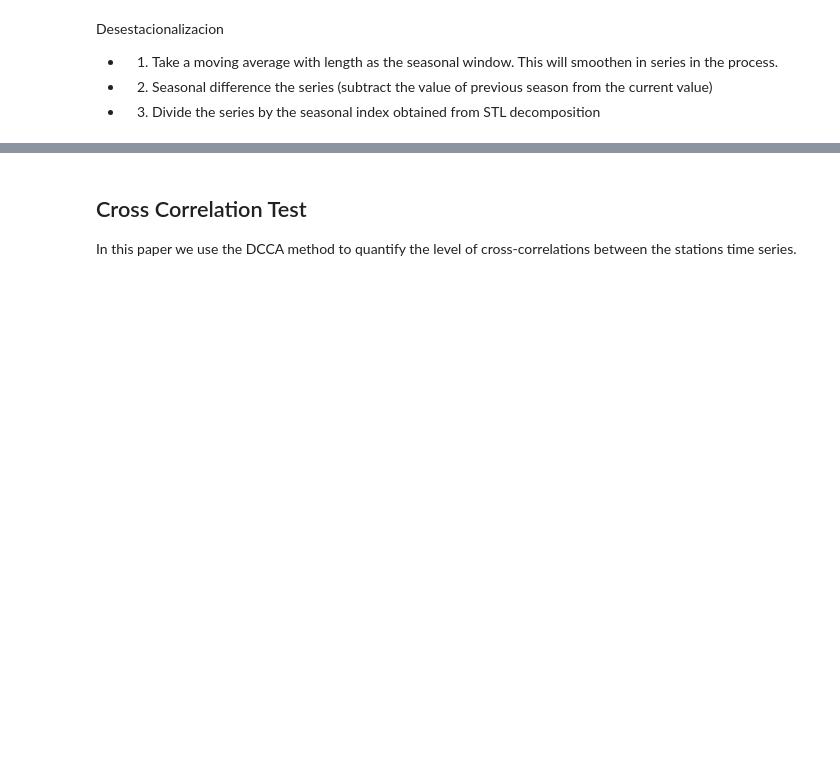
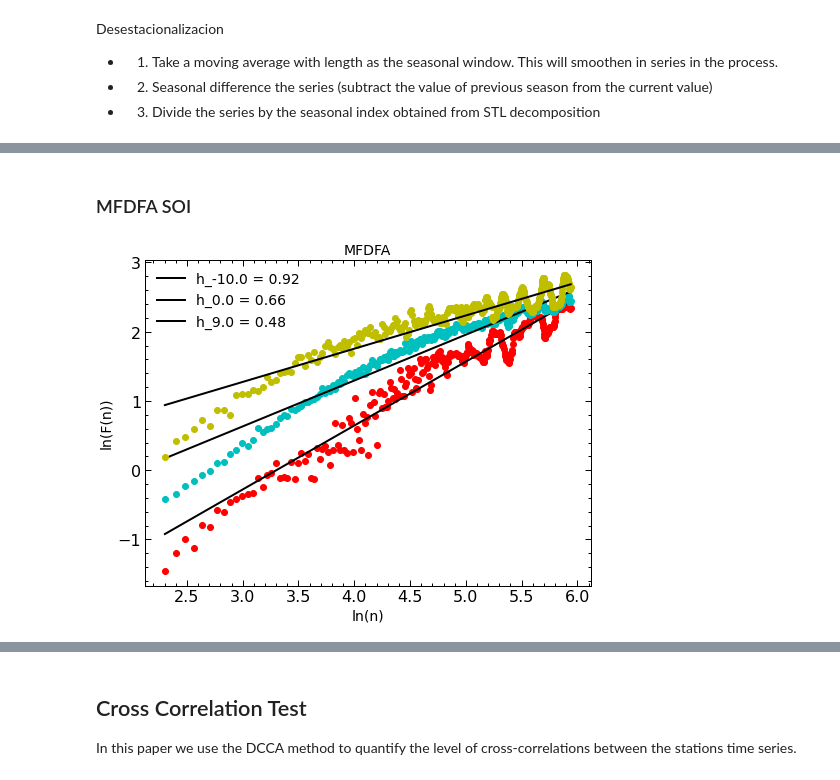
Before and after one commit to sebasjaro/MFDFAX, a Jupyter notebook: Python/El Niño - Southern Oscillation.ipynb, the cells around one changed output, grey strips where cells are left out. Drawn from its saved outputs; the diff is of its cells as text; code cells hidden in the pictures; blank space fills up the shorter version.

```diff
--- a/Python/El Niño - Southern Oscillation.ipynb
+++ b/Python/El Niño - Southern Oscillation.ipynb
@@ -378,0 +468,22 @@ plt.show()
+# %% [markdown]
+### MFDFA SOI
+# %%
+n_soi, F_soi = mfdfa_soi.computeFlucVec(winSizes, qs, revSeg=revseg, polOrd = 1)
+list_H_soi, list_H_intercept_soi = mfdfa_soi.fitFlucVec()
+plt.plot(np.log(n_soi), np.log(F_soi[0, :]), 'ro')
+plt.plot(np.log(n_soi), list_H_intercept_soi[0]+list_H_soi[0]*np.log(n_soi), 'k-', label='h_{:.1f} = {:.2f}'.format(qs[0], list_H_soi[0]))
+half_idx = int(len(qs)/2)
+plt.plot(np.log(n_soi), np.log(F_soi[half_idx, :]), 'co')
+plt.plot(np.log(n_soi), list_H_intercept_soi[half_idx]+list_H_soi[half_idx]*np.log(n_soi),
+         'k-', label='h_{:.1f} = {:.2f}'.format(qs[half_idx], list_H_soi[half_idx]))
+plt.plot(np.log(n_soi), np.log(F_soi[-1, :]), 'yo')
+plt.plot(np.log(n_soi), list_H_intercept_soi[-1]+list_H_soi[-1]*np.log(n_soi), 'k-',
+         label='h_{:.1f} = {:.2f}'.format(qs[-1], list_H_soi[-1]))
+plt.xlabel('ln(n)', fontsize=14)
+plt.ylabel('ln(F(n))', fontsize=14)
+plt.title('MFDFA', fontsize=14)
+plt.legend(loc=0, fontsize=14)
+plt.savefig('fig_7.pdf')
+plt.show()
+# %% [output]
+[figure, added]
```
Also changed, not shown: parts of 14 cells of this notebook.
